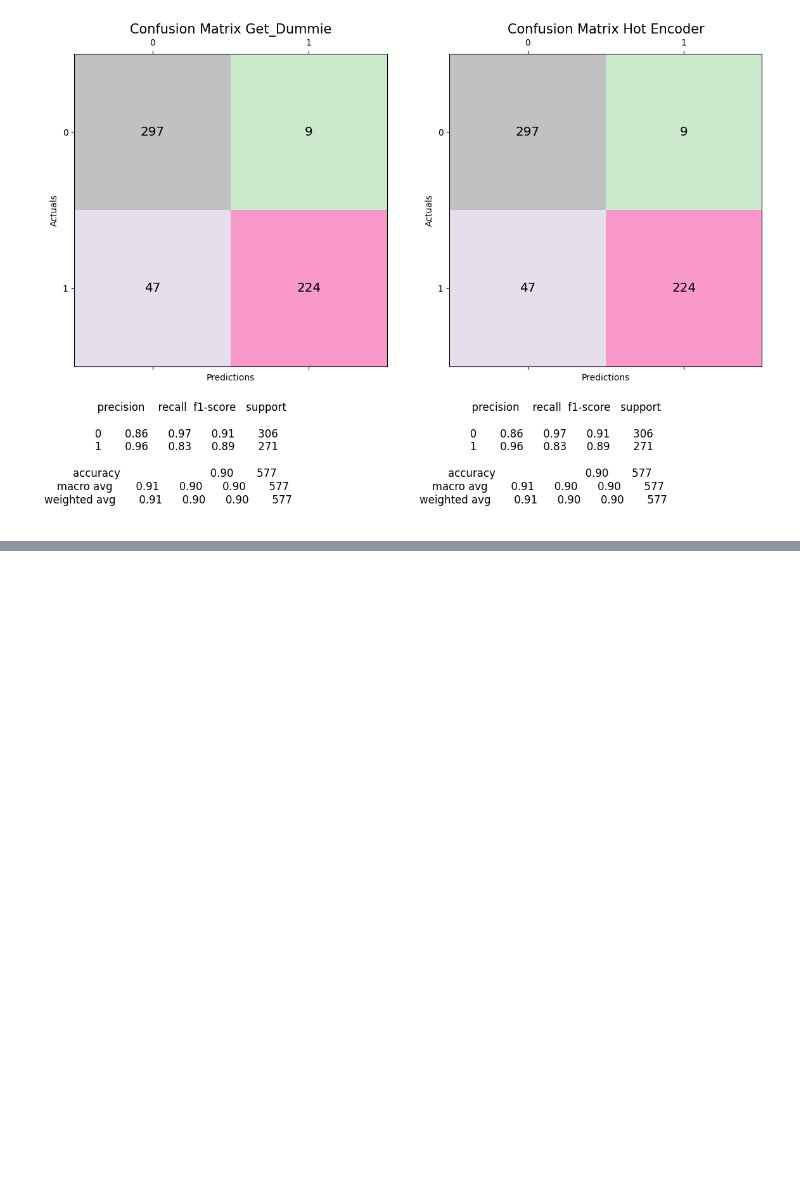
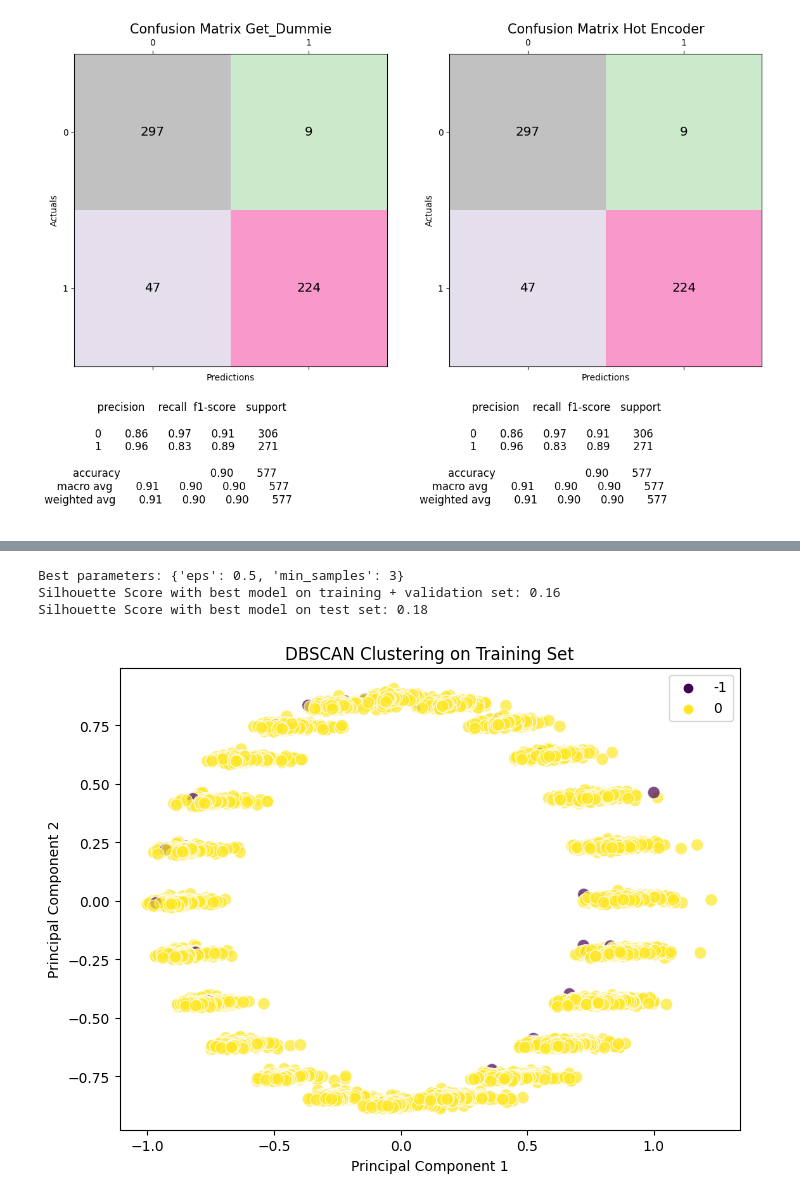
Before and after one commit to frankfaisca/machine-learning, a Jupyter notebook: AM_FRANK_BELMIRO_2.ipynb, the cells around one changed output, grey strips where cells are left out. Cells and saved outputs as stored; diff of their text form; code cells hidden in the pictures; blank space fills up the shorter version.

```diff
--- a/AM_FRANK_BELMIRO_2.ipynb
+++ b/AM_FRANK_BELMIRO_2.ipynb
@@ -302,0 +967,74 @@ plt.show()
+# %%
+# Define the parameter grid to search over
+param_grid = {
+    'eps': [0.1, 0.5, 1.0, 1.5],
+    'min_samples': [2, 3, 4, 5],
+}
+
+# Generate all combinations of hyperparameters
+param_combinations = list(ParameterGrid(param_grid))
+
+# Initialize variables to store the best parameters and silhouette score
+best_params = None
+best_silhouette_score = -1  # Initialize with a lower value
+
+# Perform "grid search" for each parameter combination on the training + validation set
+for params in param_combinations:
+    dbscan = DBSCAN(**params)
+    labels_train_val = dbscan.fit_predict(X_train)
+
+    # Check if only one cluster is formed
+    if len(np.unique(labels_train_val)) > 1:
+        # Evaluate the silhouette score for the clustering on training + validation set
+        silhouette_avg = silhouette_score(X_train, labels_train_val)
+
+        # Update the best parameters if the silhouette score improves
+        if silhouette_avg > best_silhouette_score:
+            best_silhouette_score = silhouette_avg
+            best_params = params
+
+# Check if best_params is still None (no valid clustering found)
+if best_params is None:
+    print("No valid clustering found with the specified hyperparameters.")
+else:
+    # Fit DBSCAN with the best parameters on the combined training and validation set
+    best_dbscan = DBSCAN(**best_params)
+    labels_train_val = best_dbscan.fit_predict(X_train)
+
+    # Evaluate the silhouette score for the best model on the combined training and validation set
+    silhouette_avg_train_val = silhouette_score(X_train, labels_train_val)
+
+    # Display the results
+    print(f"Best parameters: {best_params}")
+    print(f"Silhouette Score with best model on training + validation set: {silhouette_avg_train_val:.2f}")
+
+    # Predict clusters on the test set
+    labels_test = best_dbscan.fit_predict(X_test)
+
+    # Evaluate the silhouette score for the best model on the test set
+    silhouette_avg_test = silhouette_score(X_test, labels_test)
+
+    # Display the results for the test set
+    print(f"Silhouette Score with best model on test set: {silhouette_avg_test:.2f}")
+# %% [output]
+Best parameters: {'eps': 0.5, 'min_samples': 3}
+Silhouette Score with best model on training + validation set: 0.16
+Silhouette Score with best model on test set: 0.18
+# %%
+# Apply PCA for visualization (reduce dimensionality to 2 for plotting)
+pca = PCA(n_components=2)
+X_pca = pca.fit_transform(X_train)
+
+# Create a DataFrame for visualization
+df = pd.DataFrame({'PC1': X_pca[:, 0], 'PC2': X_pca[:, 1], 'Cluster': labels_train_val})
+
+# Plot the clustered data
+plt.figure(figsize=(8, 6))
+sns.scatterplot(x='PC1', y='PC2', hue='Cluster', data=df, palette='viridis', s=80, edgecolor='w', alpha=0.7)
+plt.title('DBSCAN Clustering on Training Set')
+plt.xlabel('Principal Component 1')
+plt.ylabel('Principal Component 2')
+plt.legend()
+plt.show()
+# %% [output]
+[figure, added]
```
Also changed, not shown: parts of 35 cells of this notebook.
